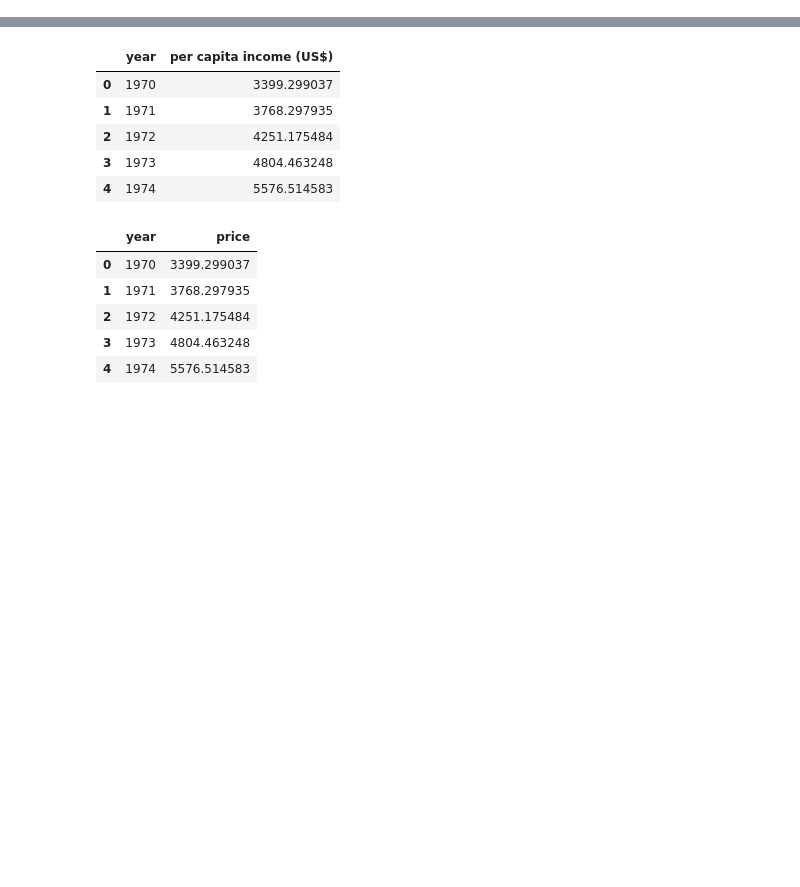
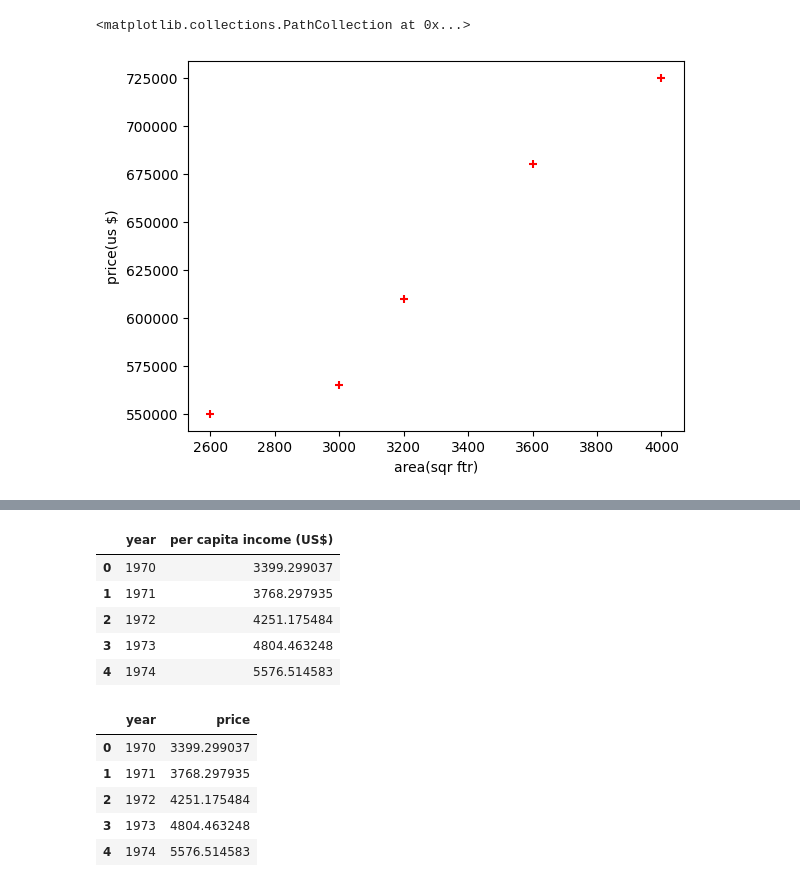
Before and after one commit to ajokbyy/Ai-Ml_consept, a Jupyter notebook: Linear_Regression-Copy1.ipynb, the cells around one changed output, grey strips where cells are left out. Cells and saved outputs as stored; diff of their text form; code cells hidden in the pictures; blank space fills up the shorter version.

```diff
--- a/Linear_Regression-Copy1.ipynb
+++ b/Linear_Regression-Copy1.ipynb
@@ -0,0 +6,3 @@
+# %%
+df = pd.read_csv("homeprices1.csv")
+df
@@ -0,0 +20,7 @@
+# %%
+plt.xlabel('area(sqr ftr)')
+plt.ylabel('price(us $)')
+plt.scatter(df.area, df.price, color = 'red', marker = '+')
+# %% [output]
+<matplotlib.collections.PathCollection at 0x...>
+[figure, added]
```
Also changed, not shown: parts of 14 cells of this notebook, 2 other files.
